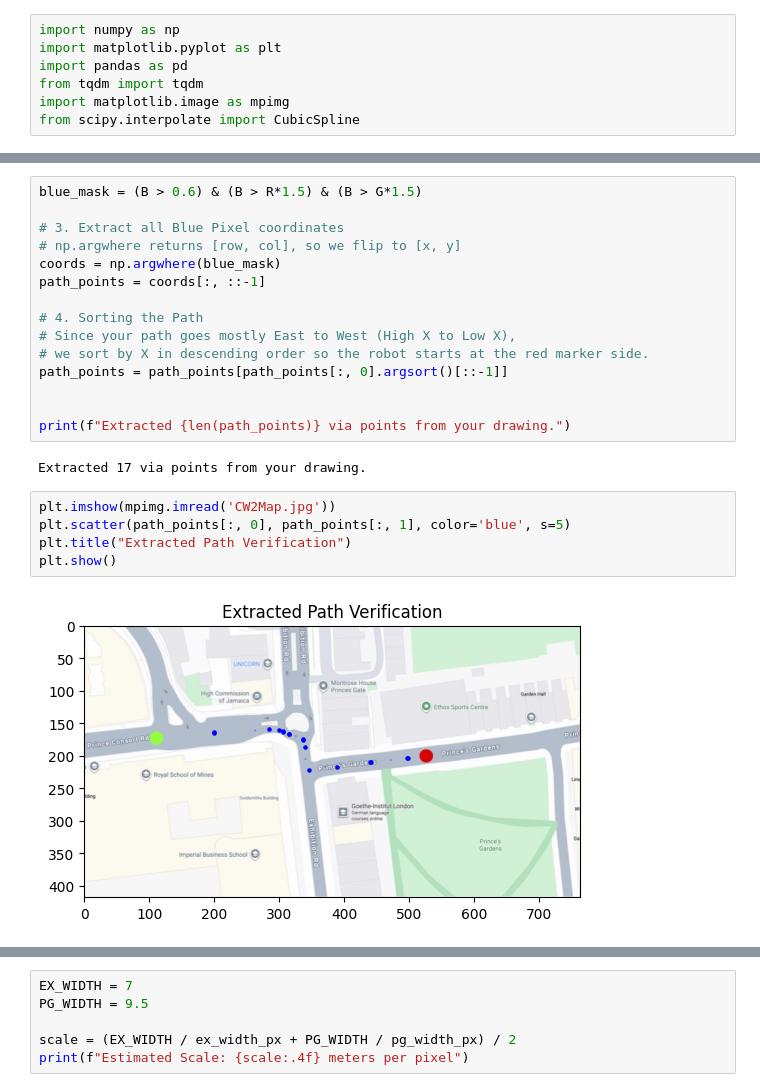
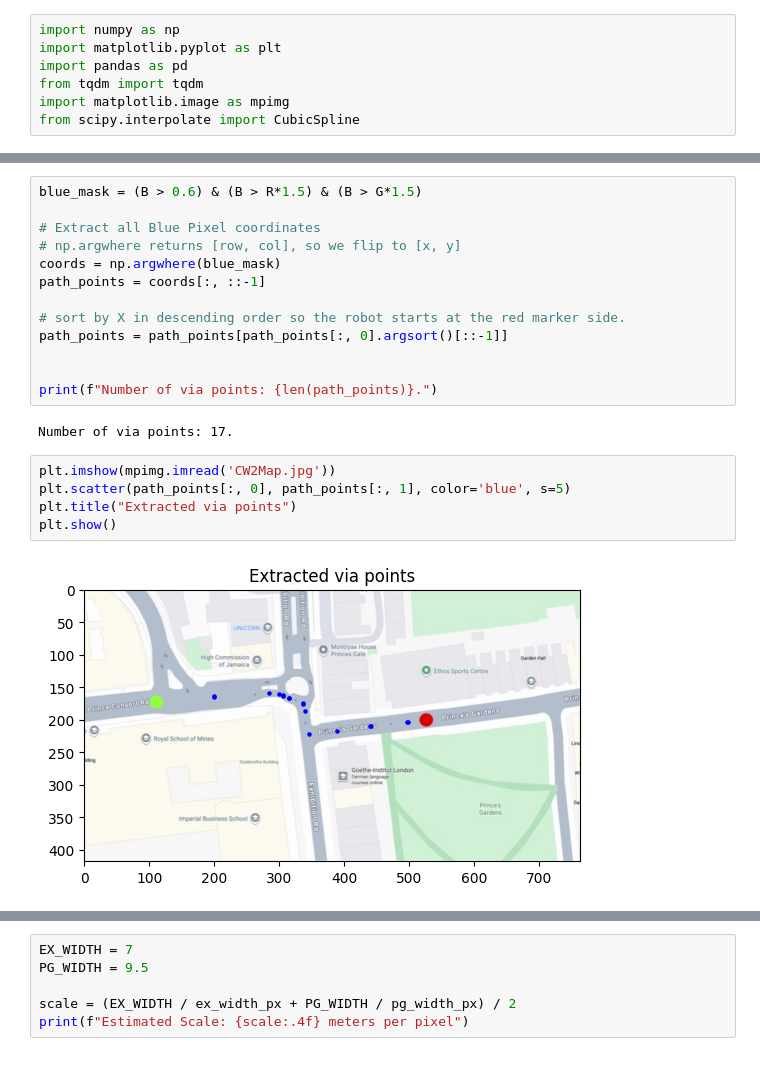
Before and after one commit to m1pan/me4robotics_cw2, a Jupyter notebook: cw.ipynb, the cells around one changed output, grey strips where cells are left out. Saved outputs shown, nothing was run; the diff lists cells and outputs as text.

```diff
--- a/cw.ipynb
+++ b/cw.ipynb
@@ -126,25 +110,23 @@ plt.show()
 # %%
 blue_mask = (B > 0.6) & (B > R*1.5) & (B > G*1.5)
 
-# 3. Extract all Blue Pixel coordinates
+# Extract all Blue Pixel coordinates
 # np.argwhere returns [row, col], so we flip to [x, y]
 coords = np.argwhere(blue_mask)
 path_points = coords[:, ::-1]
 
-# 4. Sorting the Path
-# Since your path goes mostly East to West (High X to Low X),
-# we sort by X in descending order so the robot starts at the red marker side.
+# sort by X in descending order so the robot starts at the red marker side.
 path_points = path_points[path_points[:, 0].argsort()[::-1]]
 
 
-print(f"Extracted {len(path_points)} via points from your drawing.")
+print(f"Number of via points: {len(path_points)}.")
 # %% [output]
-Extracted 17 via points from your drawing.
+Number of via points: 17.
 # %%
 plt.imshow(mpimg.imread('CW2Map.jpg'))
 plt.scatter(path_points[:, 0], path_points[:, 1], color='blue', s=5)
-plt.title("Extracted Path Verification")
+plt.title("Extracted via points")
 plt.show()
 # %% [output]
-[figure, old version]
+[figure, new version]
 # %%
```
Also changed, not shown: parts of 8 cells of this notebook, 1 other file.
